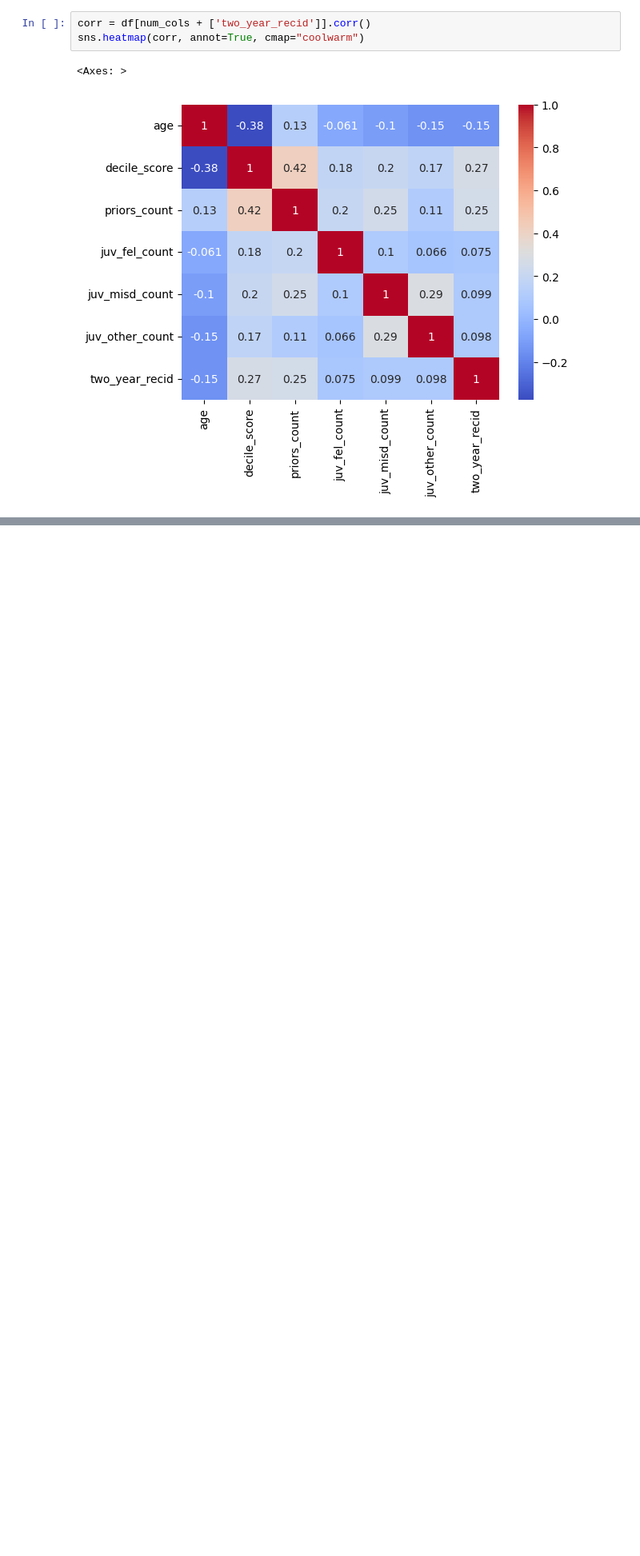
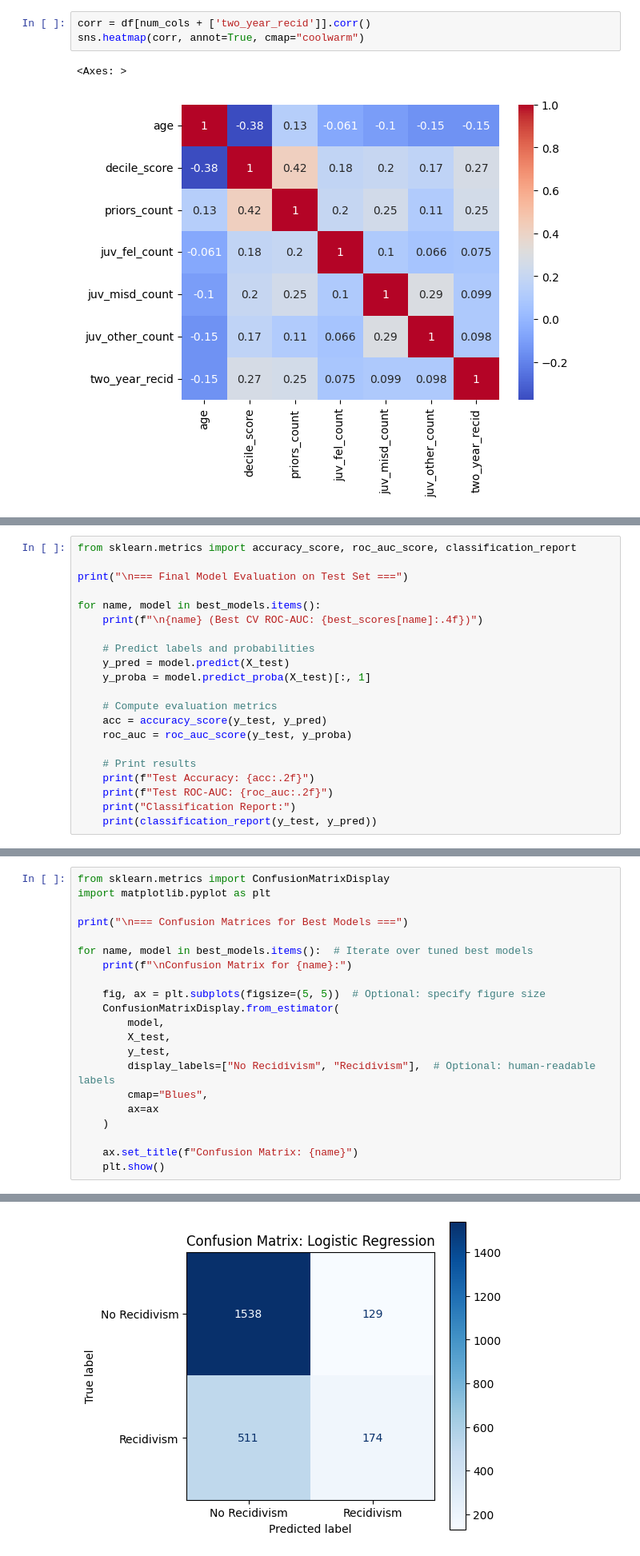
Before and after one commit to sujitmandava/recidivism, a Jupyter notebook: notebooks/recidivism.ipynb, the cells around one changed output, grey strips where cells are left out. Shown at 80% size. Cells and saved outputs as stored; diff of their text form; blank space fills up the shorter version.

```diff
--- a/notebooks/recidivism.ipynb
+++ b/notebooks/recidivism.ipynb
@@ -152,0 +278,21 @@ preprocessor = ColumnTransformer(
+# %%
+from sklearn.metrics import accuracy_score, roc_auc_score, classification_report
+
+print("\n=== Final Model Evaluation on Test Set ===")
+
+for name, model in best_models.items():
+    print(f"\n{name} (Best CV ROC-AUC: {best_scores[name]:.4f})")
+
+    # Predict labels and probabilities
+    y_pred = model.predict(X_test)
+    y_proba = model.predict_proba(X_test)[:, 1]
+
+    # Compute evaluation metrics
+    acc = accuracy_score(y_test, y_pred)
+    roc_auc = roc_auc_score(y_test, y_proba)
+
+    # Print results
+    print(f"Test Accuracy: {acc:.2f}")
+    print(f"Test ROC-AUC: {roc_auc:.2f}")
+    print("Classification Report:")
+    print(classification_report(y_test, y_pred))
@@ -152,0 +317,22 @@ preprocessor = ColumnTransformer(
+# %%
+from sklearn.metrics import ConfusionMatrixDisplay
+import matplotlib.pyplot as plt
+
+print("\n=== Confusion Matrices for Best Models ===")
+
+for name, model in best_models.items():  # Iterate over tuned best models
+    print(f"\nConfusion Matrix for {name}:")
+
+    fig, ax = plt.subplots(figsize=(5, 5))  # Optional: specify figure size
+    ConfusionMatrixDisplay.from_estimator(
+        model,
+        X_test,
+        y_test,
+        display_labels=["No Recidivism", "Recidivism"],  # Optional: human-readable labels
+        cmap="Blues",
+        ax=ax
+    )
+
+    ax.set_title(f"Confusion Matrix: {name}")
+    plt.show()
+# %% [output]
@@ -152,0 +342 @@ preprocessor = ColumnTransformer(
+[figure, added]
```
Also changed, not shown: parts of 30 cells of this notebook.
